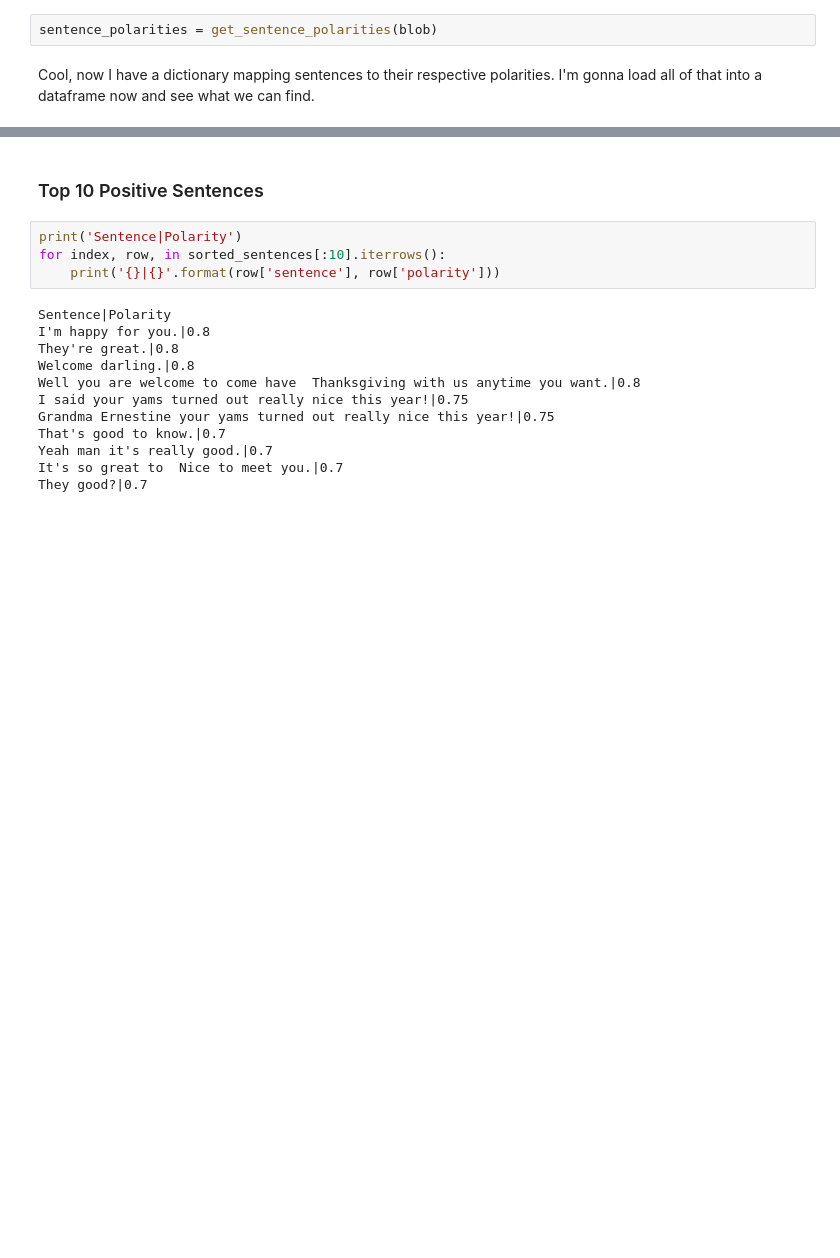
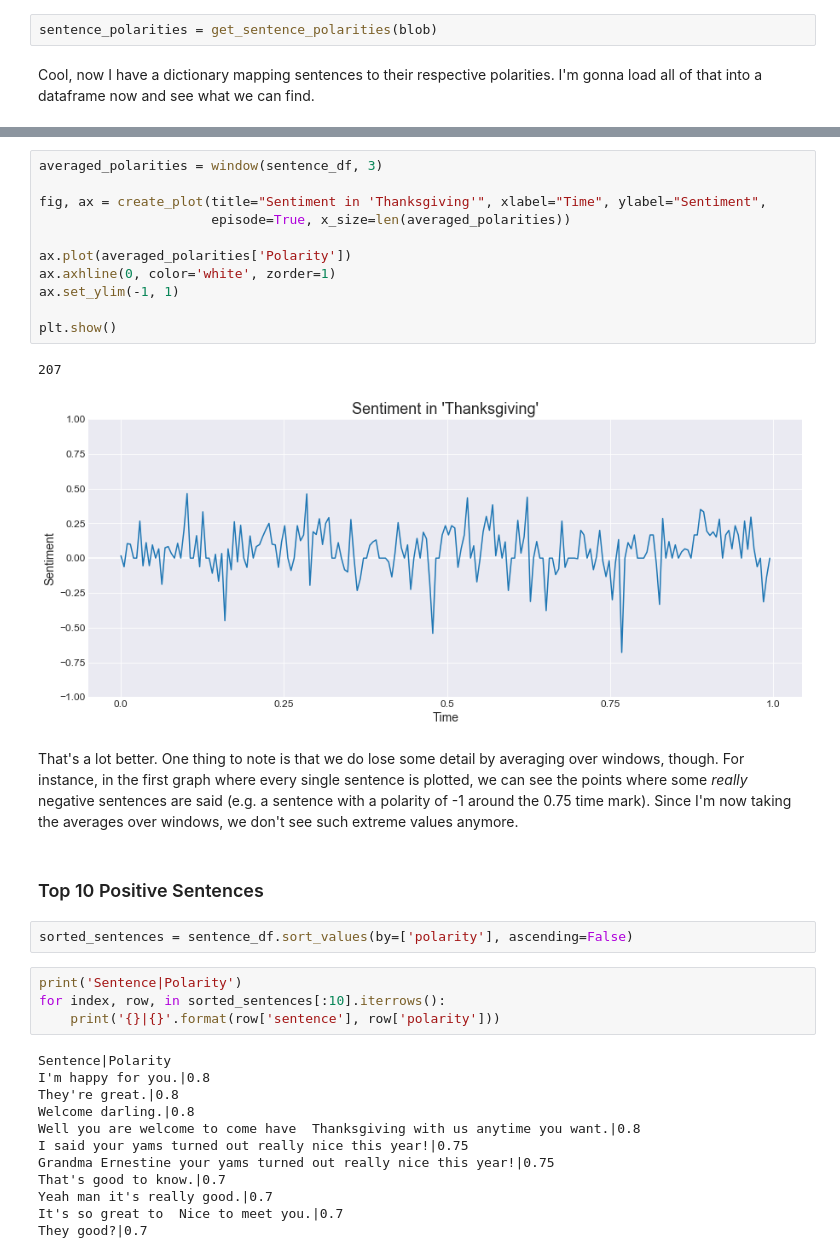
Before and after one commit to ashleyshine/feels, a Jupyter notebook: feels.ipynb, the cells around one changed output, grey strips where cells are left out. Cells and saved outputs as stored; diff of their text form; blank space fills up the shorter version.

```diff
--- a/feels.ipynb
+++ b/feels.ipynb
@@ -83,5 +149,23 @@ sorted_sentences = sentence_df.sort_values(by=['polarity'], ascending=False)
+# %%
+averaged_polarities = window(sentence_df, 3)
+
+fig, ax = create_plot(title="Sentiment in 'Thanksgiving'", xlabel="Time", ylabel="Sentiment",
+                      episode=True, x_size=len(averaged_polarities))
+
+ax.plot(averaged_polarities['Polarity'])
+ax.axhline(0, color='white', zorder=1)
+ax.set_ylim(-1, 1)
+
+plt.show()
+# %% [output]
+207
+[figure, added]
+# %% [markdown]
+That's a lot better. One thing to note is that we do lose some detail by averaging over windows, though. For instance, in the first graph where every single sentence is plotted, we can see the points where some *really* negative sentences are said (e.g. a sentence with a polarity of -1 around the 0.75 time mark). Since I'm now taking the averages over windows, we don't see such extreme values anymore.
 # %% [markdown]
 ### Top 10 Positive Sentences
+# %%
+sorted_sentences = sentence_df.sort_values(by=['polarity'], ascending=False)
 # %%
 print('Sentence|Polarity')
 for index, row, in sorted_sentences[:10].iterrows():
```
Also changed, not shown: parts of 9 cells of this notebook.
